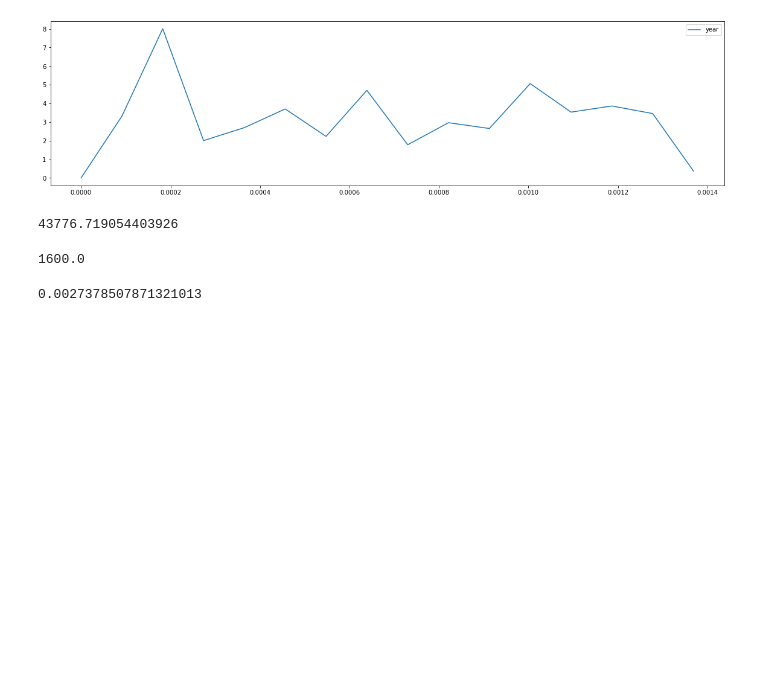
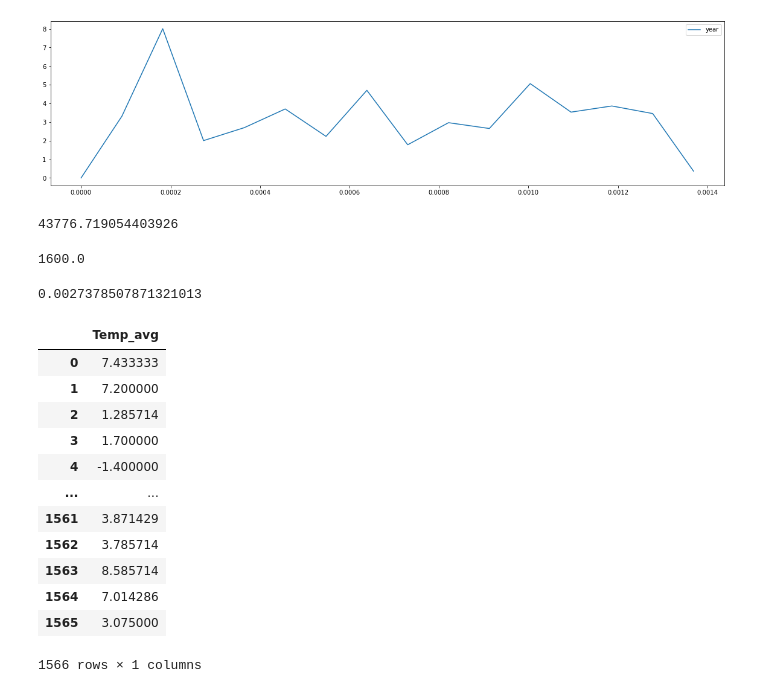
Before and after one commit to spyderroque/IBM_Advance_Data_Science, a Jupyter notebook: Capstone/weather/Advanced Data Science Capstone.Model_Def.ipynb, the cells around one changed output. Cells and saved outputs as stored; diff of their text form; code cells hidden in the pictures; blank space fills up the shorter version.

```diff
--- a/Capstone/weather/Advanced Data Science Capstone.Model_Def.ipynb
+++ b/Capstone/weather/Advanced Data Science Capstone.Model_Def.ipynb
@@ -514,2 +518,18 @@ X_numbers = np.asarray(X_numbers)
+# %%
+y_values.drop(columns='Date')
+# %% [output]
+|  | Temp_avg |
+| 0 | 7.433333 |
+| 1 | 7.200000 |
+| 2 | 1.285714 |
+| 3 | 1.700000 |
+| 4 | -1.400000 |
+| ... | ... |
+| 1561 | 3.871429 |
+| 1562 | 3.785714 |
+| 1563 | 8.585714 |
+| 1564 | 7.014286 |
+| 1565 | 3.075000 |
+1566 rows × 1 columns
 # %%
 from scipy.optimize import curve_fit
```
Also changed, not shown: parts of 6 cells of this notebook.
